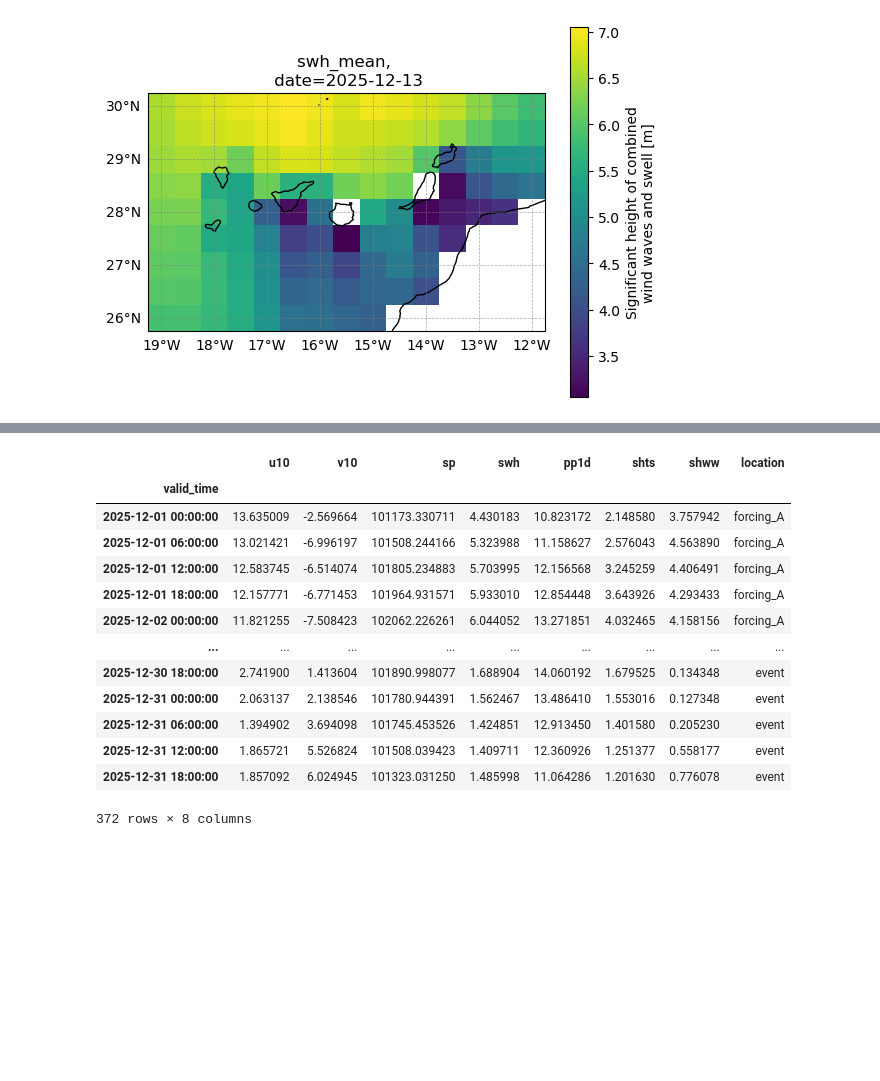
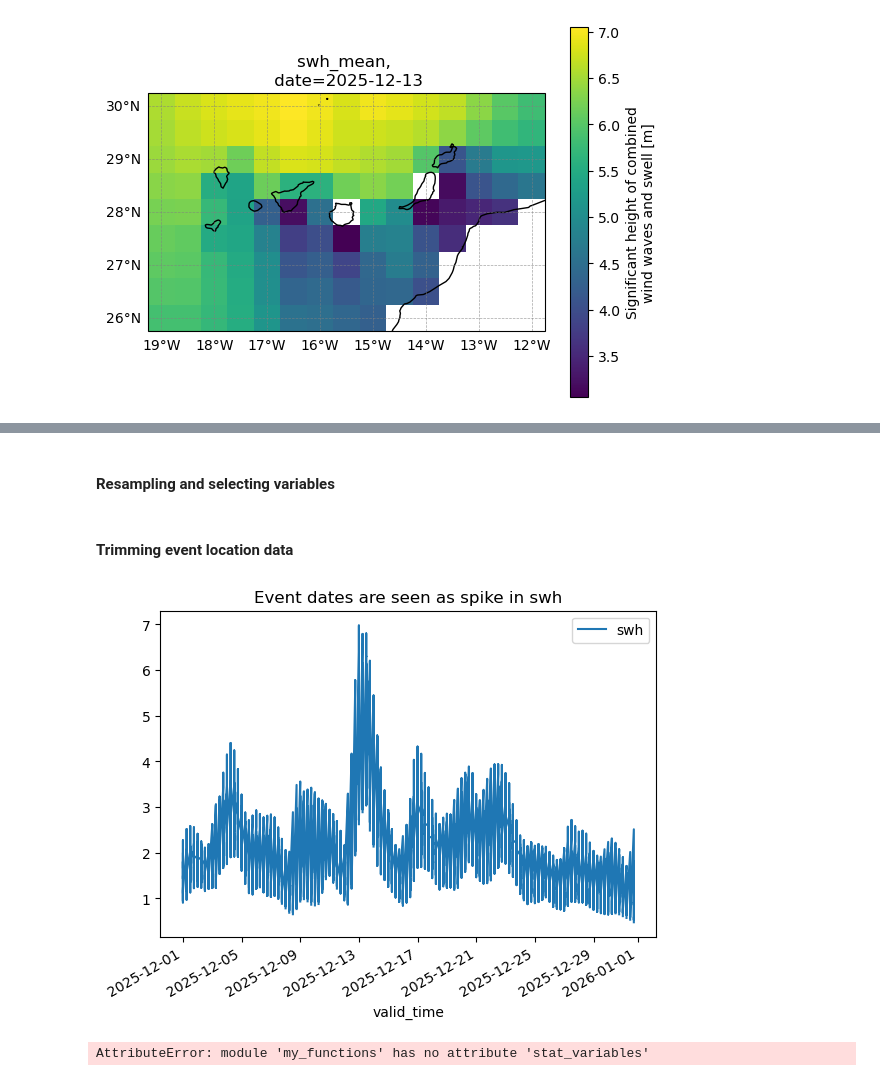
Before and after one commit to AnurovaPrykhodko/Atmospheric-ocean_coupling_analysis_extreme_wave_event, a Jupyter notebook: preprocessing.ipynb, the cells around one changed output, grey strips where cells are left out. Saved outputs shown, nothing was run; the diff lists cells and outputs as text; code cells hidden in the pictures; blank space fills up the shorter version.

Commit message:
added trimming based on quantile to reduce amount of data to extreme values instead of mean

```diff
--- a/preprocessing.ipynb
+++ b/preprocessing.ipynb
@@ -183,13 +184,10 @@ event = ds_canary.sel(latitude=slice(30,28), longitude=slice(-19,-13))
+# %% [markdown]
+#### Resampling and selecting variables
 # %%
 # Resampling to reduce noise
 forcing_A = forcing_A.resample(valid_time='6h').mean()
 forcing_B = forcing_B.resample(valid_time='6h').mean()
 event = event.resample(valid_time='6h').mean()
-
-# Taking mean over regions
-forcing_A = forcing_A.mean(dim=['latitude', 'longitude'])
-forcing_B = forcing_B.mean(dim=['latitude', 'longitude'])
-event = event.mean(dim=['latitude', 'longitude'])
 
 variables_wanted = [
     "u10", "v10", "sp",
@@ -200,25 +198,22 @@ forcing_A = my.select_variables(forcing_A, 'forcing_A', variables_wanted)
 forcing_B = my.select_variables(forcing_B, 'forcing_B', variables_wanted)
 event = my.select_variables(event, 'event', variables_wanted)
 # %%
-df_A = forcing_A.to_dataframe()
-df_B = forcing_B.to_dataframe()
-df_event = event.to_dataframe()
-
-df = pd.concat([df_A, df_B, df_event])
+df_A = forcing_A.to_dataframe().reset_index()
+df_B = forcing_B.to_dataframe().reset_index()
+df_event = event.to_dataframe().reset_index()
-# %%
-df
-# %% [output]
-|  | u10 | v10 | sp | swh | pp1d | shts | shww | location |
-| valid_time |  |  |  |  |  |  |  |  |
-| 2025-12-01 00:00:00 | 13.635009 | -2.569664 | 101173.330711 | 4.430183 | 10.823172 | 2.148580 | 3.757942 | forcing_A |
-| 2025-12-01 06:00:00 | 13.021421 | -6.996197 | 101508.244166 | 5.323988 | 11.158627 | 2.576043 | 4.563890 | forcing_A |
-| 2025-12-01 12:00:00 | 12.583745 | -6.514074 | 101805.234883 | 5.703995 | 12.156568 | 3.245259 | 4.406491 | forcing_A |
-| 2025-12-01 18:00:00 | 12.157771 | -6.771453 | 101964.931571 | 5.933010 | 12.854448 | 3.643926 | 4.293433 | forcing_A |
-| 2025-12-02 00:00:00 | 11.821255 | -7.508423 | 102062.226261 | 6.044052 | 13.271851 | 4.032465 | 4.158156 | forcing_A |
-| ... | ... | ... | ... | ... | ... | ... | ... | ... |
-| 2025-12-30 18:00:00 | 2.741900 | 1.413604 | 101890.998077 | 1.688904 | 14.060192 | 1.679525 | 0.134348 | event |
-| 2025-12-31 00:00:00 | 2.063137 | 2.138546 | 101780.944391 | 1.562467 | 13.486410 | 1.553016 | 0.127348 | event |
-| 2025-12-31 06:00:00 | 1.394902 | 3.694098 | 101745.453526 | 1.424851 | 12.913450 | 1.401580 | 0.205230 | event |
-| 2025-12-31 12:00:00 | 1.865721 | 5.526824 | 101508.039423 | 1.409711 | 12.360926 | 1.251377 | 0.558177 | event |
-| 2025-12-31 18:00:00 | 1.857092 | 6.024945 | 101323.031250 | 1.485998 | 11.064286 | 1.201630 | 0.776078 | event |
-372 rows × 8 columns
+# %% [markdown]
+#### Trimming event location data
+# %%
+df_event.plot(x='valid_time',y='swh')
+plt.title('Event dates are seen as spike in swh')
+plt.show()
+
+my.stat_variables(df_event, 'swh')
+
+#keep for event dates and extreme values of swh
+event_trim = df_event[(df_event['valid_time'] > '2025-12-11')
+                       & (df_event['valid_time'] < '2025-12-16')
+                         & (df_event['swh'] > df_event['swh'].quantile(0.95))]
+# %% [output]
+[figure, added]
+AttributeError: module 'my_functions' has no attribute 'stat_variables'
```
Also changed, not shown: parts of 8 cells of this notebook.
